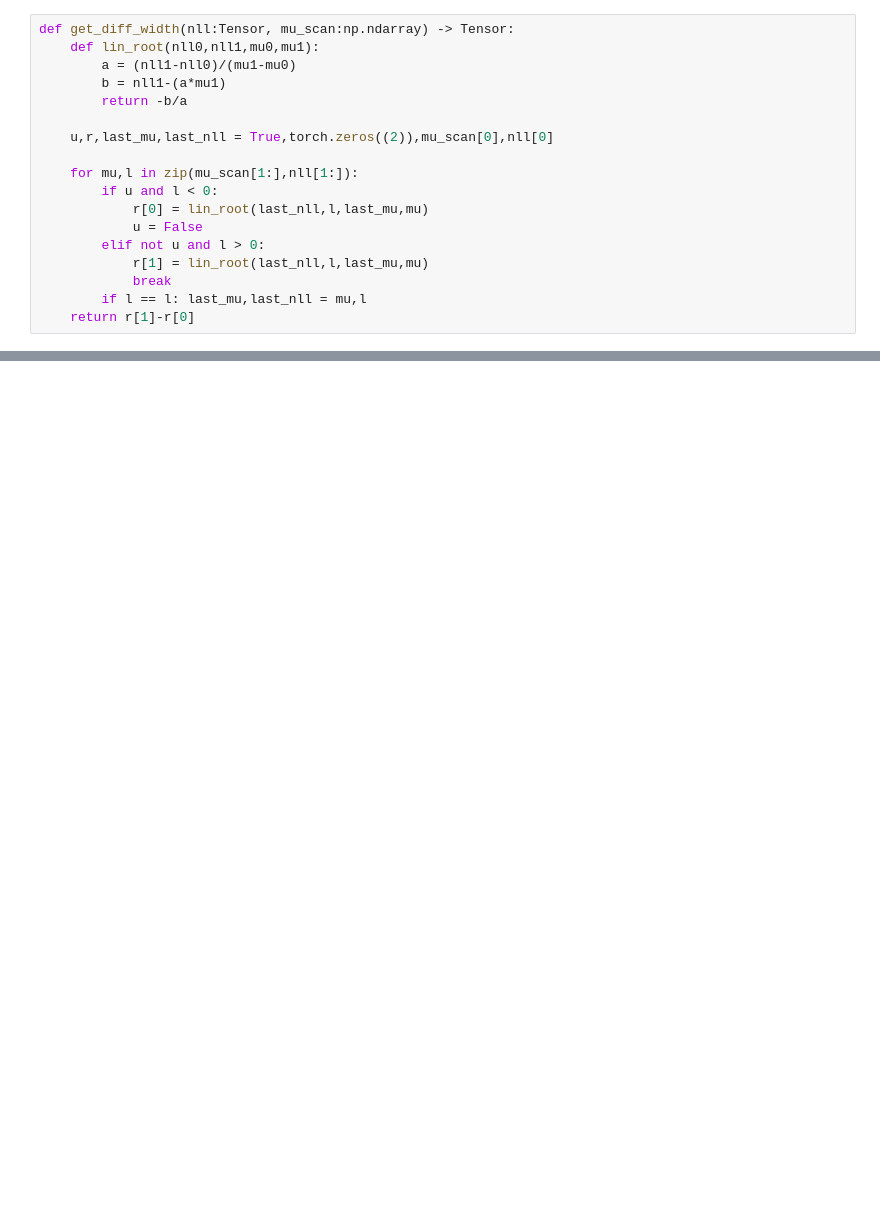
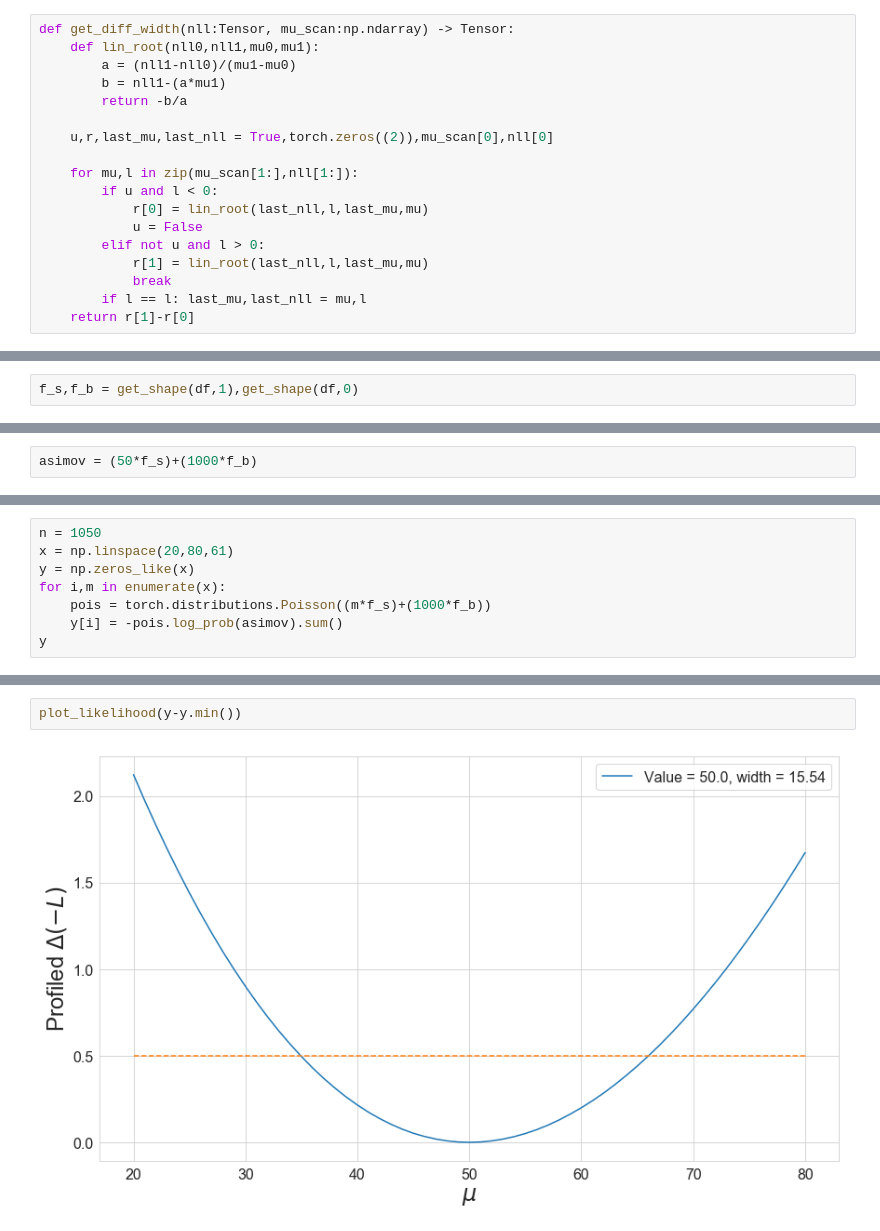
Before and after one commit to GilesStrong/pytorch_inferno, a Jupyter notebook: nbs/07_inferno.ipynb, the cells around one changed output, grey strips where cells are left out. Drawn from its saved outputs; the diff is of its cells as text; blank space fills up the shorter version.

```diff
--- a/nbs/07_inferno.ipynb
+++ b/nbs/07_inferno.ipynb
@@ -257,0 +382,2 @@ RuntimeError: element 0 of tensors does not require grad and does not have a gra
+# %%
+f_s,f_b = get_shape(df,1),get_shape(df,0)
@@ -257,0 +393,2 @@ RuntimeError: element 0 of tensors does not require grad and does not have a gra
+# %%
+asimov = (50*f_s)+(1000*f_b)
@@ -257,0 +400,8 @@ RuntimeError: element 0 of tensors does not require grad and does not have a gra
+# %%
+n = 1050
+x = np.linspace(20,80,61)
+y = np.zeros_like(x)
+for i,m in enumerate(x):
+    pois = torch.distributions.Poisson((m*f_s)+(1000*f_b))
+    y[i] = -pois.log_prob(asimov).sum()
+y
@@ -257,0 +451,4 @@ RuntimeError: element 0 of tensors does not require grad and does not have a gra
+# %%
+plot_likelihood(y-y.min())
+# %% [output]
+[figure, added]
```
Also changed, not shown: parts of 61 cells of this notebook, 11 other files.
